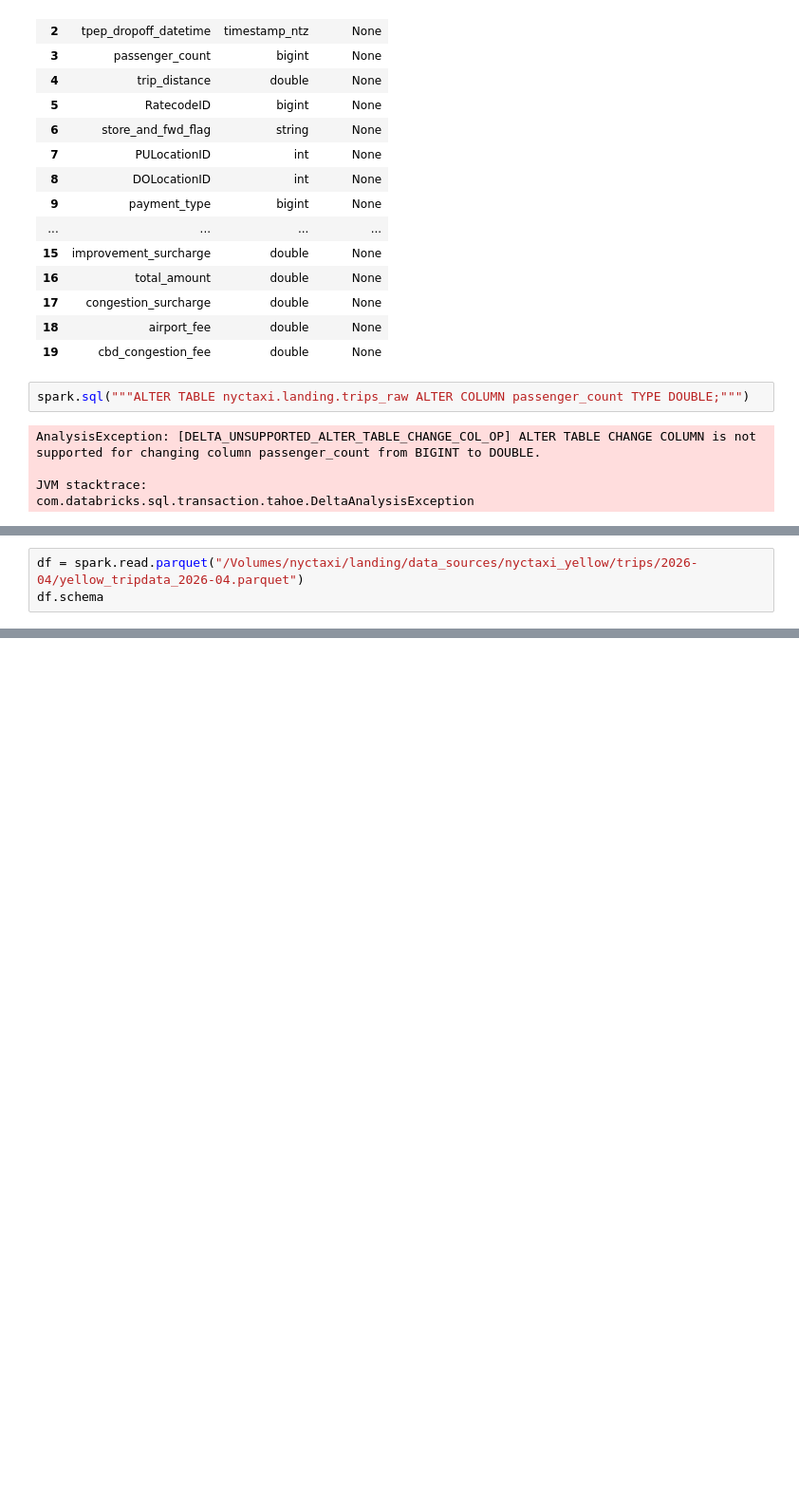
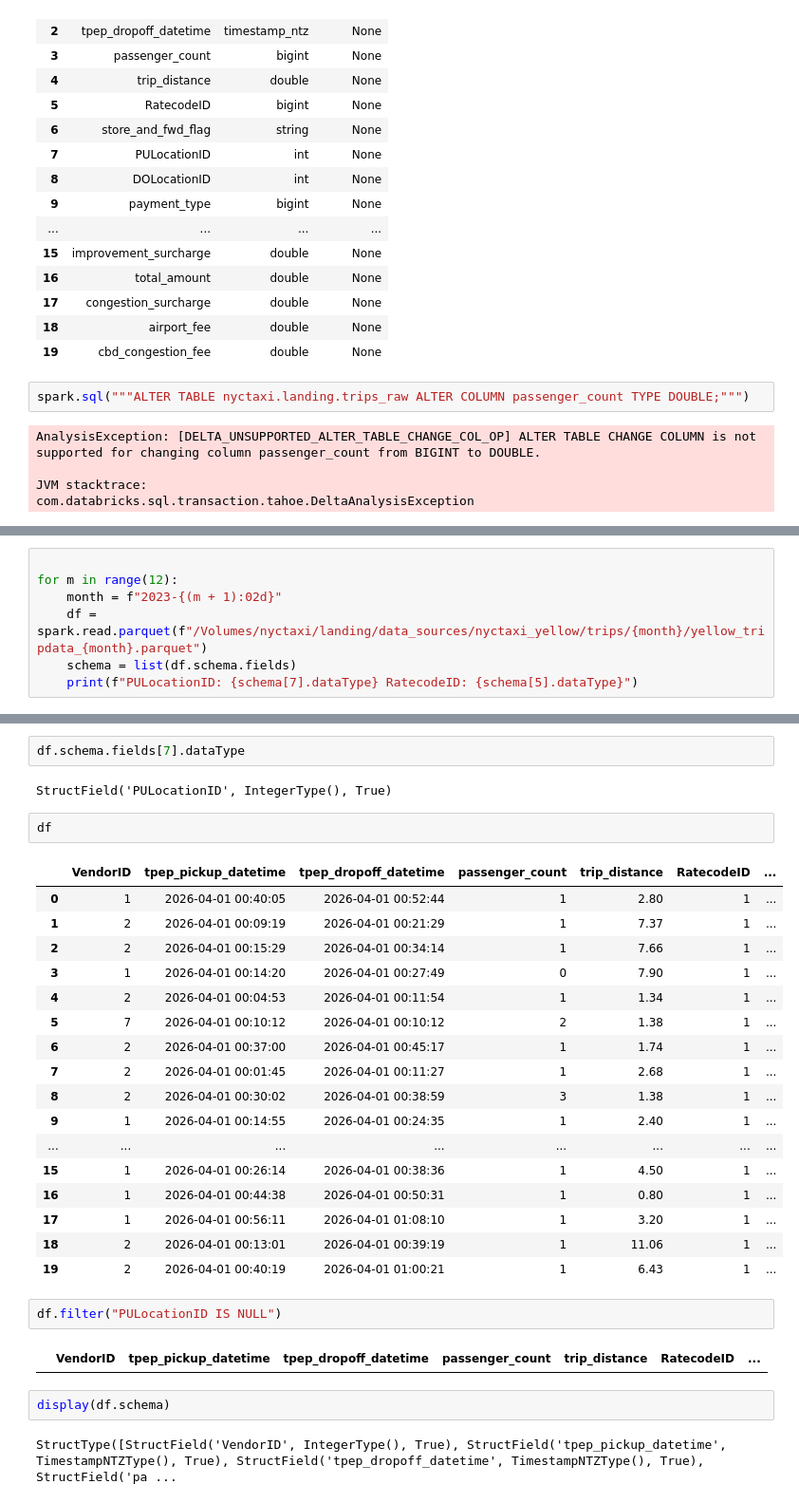
Before and after one commit to jackptoke/databricks-playground, a Jupyter notebook: notebook.ipynb, the cells around one changed output, grey strips where cells are left out. Shown at 95% size. Saved outputs shown, nothing was run; the diff lists cells and outputs as text; blank space fills up the shorter version.

Commit message:
Fixing datatype for landing trips table

```diff
--- a/notebook.ipynb
+++ b/notebook.ipynb
@@ -201,4 +249,8 @@ DESCRIBE nyctaxi.landing.trips_raw;
 # %%
-df = spark.read.parquet("/Volumes/nyctaxi/landing/data_sources/nyctaxi_yellow/trips/2026-04/yellow_tripdata_2026-04.parquet")
-df.schema
+
+for m in range(12):
+    month = f"2023-{(m + 1):02d}"
+    df = spark.read.parquet(f"/Volumes/nyctaxi/landing/data_sources/nyctaxi_yellow/trips/{month}/yellow_tripdata_{month}.parquet")
+    schema = list(df.schema.fields)
+    print(f"PULocationID: {schema[7].dataType} RatecodeID: {schema[5].dataType}")
 # %% [output]
@@ -205,0 +269,32 @@ StructType([StructField('VendorID', IntegerType(), True), StructField('tpep_pick
+# %%
+df.schema.fields[7].dataType
+# %% [output]
+StructField('PULocationID', IntegerType(), True)
+# %%
+df
+# %% [output]
+|  | VendorID | tpep_pickup_datetime | tpep_dropoff_datetime | passenger_count | trip_distance | RatecodeID | ... |
+| 0 | 1 | 2026-04-01 00:40:05 | 2026-04-01 00:52:44 | 1 | 2.80 | 1 | ... |
+| 1 | 2 | 2026-04-01 00:09:19 | 2026-04-01 00:21:29 | 1 | 7.37 | 1 | ... |
+| 2 | 2 | 2026-04-01 00:15:29 | 2026-04-01 00:34:14 | 1 | 7.66 | 1 | ... |
+| 3 | 1 | 2026-04-01 00:14:20 | 2026-04-01 00:27:49 | 0 | 7.90 | 1 | ... |
+| 4 | 2 | 2026-04-01 00:04:53 | 2026-04-01 00:11:54 | 1 | 1.34 | 1 | ... |
+| 5 | 7 | 2026-04-01 00:10:12 | 2026-04-01 00:10:12 | 2 | 1.38 | 1 | ... |
+| 6 | 2 | 2026-04-01 00:37:00 | 2026-04-01 00:45:17 | 1 | 1.74 | 1 | ... |
+| 7 | 2 | 2026-04-01 00:01:45 | 2026-04-01 00:11:27 | 1 | 2.68 | 1 | ... |
+| 8 | 2 | 2026-04-01 00:30:02 | 2026-04-01 00:38:59 | 3 | 1.38 | 1 | ... |
+| 9 | 1 | 2026-04-01 00:14:55 | 2026-04-01 00:24:35 | 1 | 2.40 | 1 | ... |
+| ... | ... | ... | ... | ... | ... | ... | ... |
+| 15 | 1 | 2026-04-01 00:26:14 | 2026-04-01 00:38:36 | 1 | 4.50 | 1 | ... |
+| 16 | 1 | 2026-04-01 00:44:38 | 2026-04-01 00:50:31 | 1 | 0.80 | 1 | ... |
+| 17 | 1 | 2026-04-01 00:56:11 | 2026-04-01 01:08:10 | 1 | 3.20 | 1 | ... |
+| 18 | 2 | 2026-04-01 00:13:01 | 2026-04-01 00:39:19 | 1 | 11.06 | 1 | ... |
+| 19 | 2 | 2026-04-01 00:40:19 | 2026-04-01 01:00:21 | 1 | 6.43 | 1 | ... |
+# %%
+df.filter("PULocationID IS NULL")
+# %% [output]
+|  | VendorID | tpep_pickup_datetime | tpep_dropoff_datetime | passenger_count | trip_distance | RatecodeID | ... |
+# %%
+display(df.schema)
+# %% [output]
+StructType([StructField('VendorID', IntegerType(), True), StructField('tpep_pickup_datetime', TimestampNTZType(), True), StructField('tpep_dropoff_datetime', TimestampNTZType(), True), StructField('pa ...
```
Also changed, not shown: parts of 7 cells of this notebook, 1 other file.
